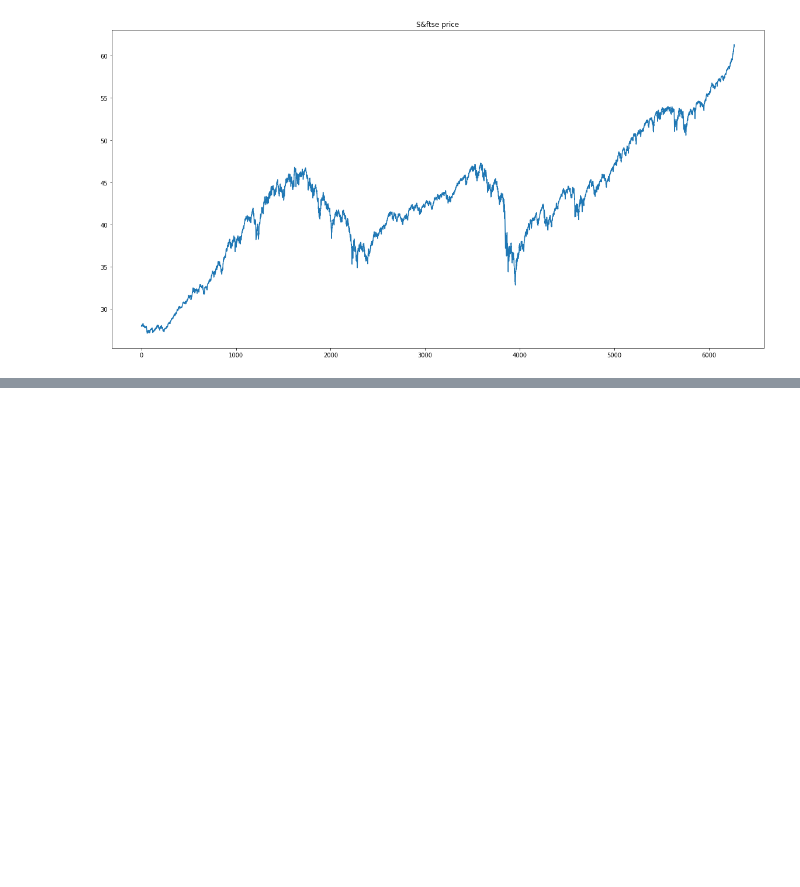
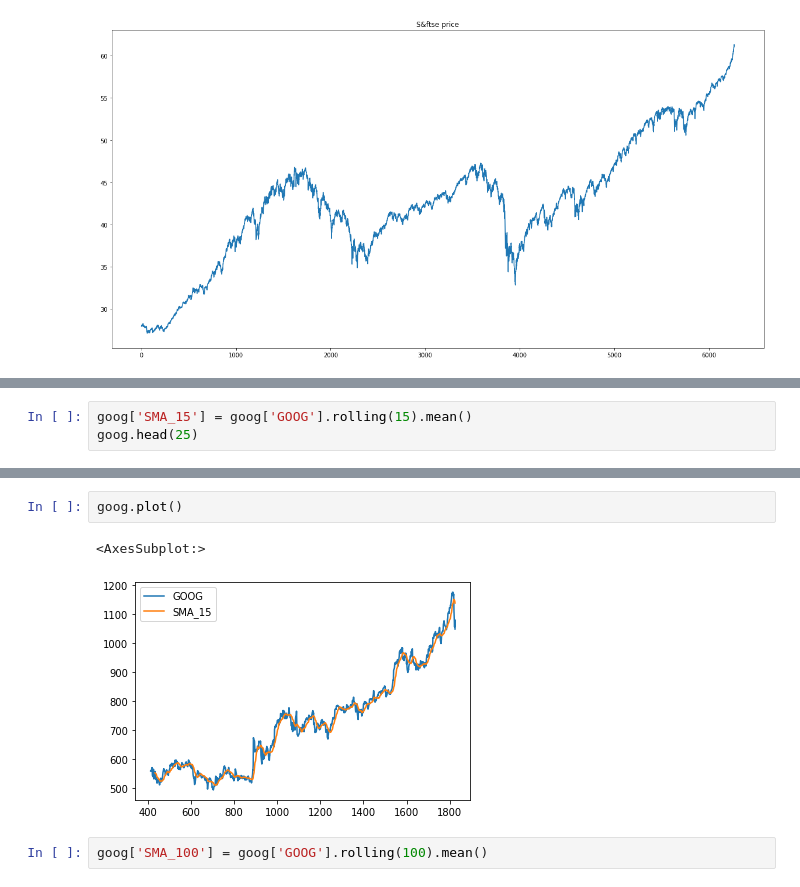
Before and after one commit to VaskarO/Time-series-analysis-and-forecasting, a Jupyter notebook: introduction.ipynb, the cells around one changed output, grey strips where cells are left out. Cells and saved outputs as stored; diff of their text form; blank space fills up the shorter version.

```diff
--- a/introduction.ipynb
+++ b/introduction.ipynb
@@ -225,0 +317,3 @@ csv_data['box_cox_spx'].plot(figsize=(20,10), title='S&ftse price')
+# %%
+goog['SMA_15'] = goog['GOOG'].rolling(15).mean()
+goog.head(25)
@@ -225,0 +338,7 @@ csv_data['box_cox_spx'].plot(figsize=(20,10), title='S&ftse price')
+# %%
+goog.plot()
+# %% [output]
+<AxesSubplot:>
+[figure, added]
+# %%
+goog['SMA_100'] = goog['GOOG'].rolling(100).mean()
```
Also changed, not shown: parts of 12 cells of this notebook, 1 other file.
